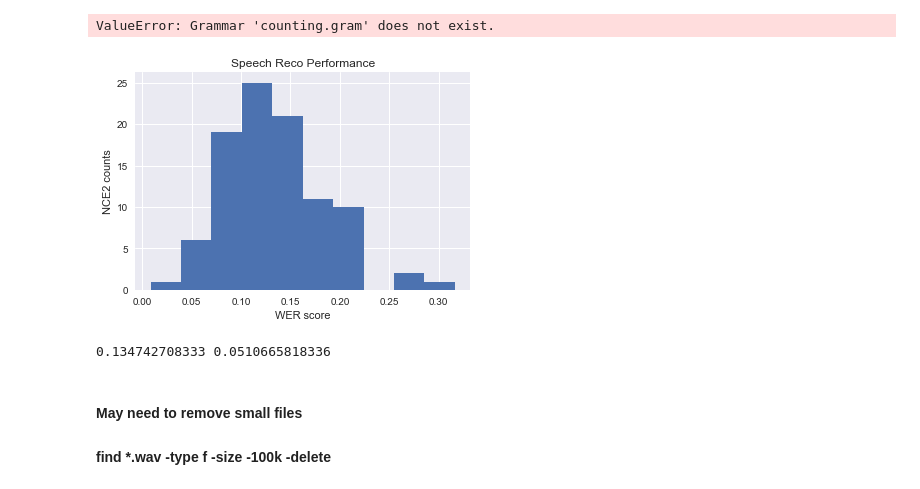
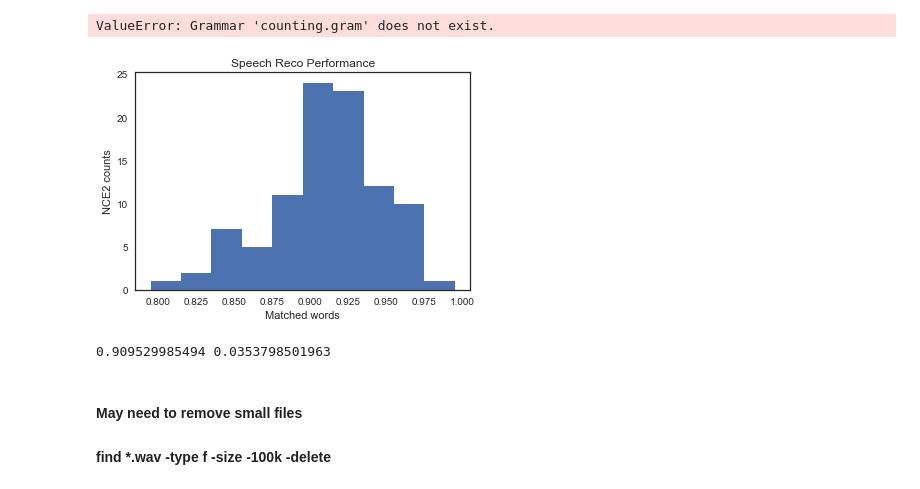
Before and after one commit to tongbaojia/Insight, a Jupyter notebook: Project/MVP.ipynb, the cells around one changed output. Drawn from its saved outputs; the diff is of its cells as text; code cells hidden in the pictures.

```diff
--- a/Project/MVP.ipynb
+++ b/Project/MVP.ipynb
@@ -88,6 +93,7 @@ import matplotlib.pyplot as plt
 import numpy as np
 import sys
 import seaborn as sns
+sns.set_style("white")
 from tqdm import tqdm
 import time as time
 import multiprocessing as mp
@@ -379,6 +388,23 @@ with open('Data/NCE/2/T' + str(1) + '.TXT', 'r') as myfile:
 with open('Data/NCE/2/' + str(1) + '_trans.txt', 'r') as myfile:
     comptext = myfile.read().replace('\n', '')
     comptext = comptext.lower()
+# %%
+def calc_score(ref, comp, debug=False):
+    '''gives the number of items in ref that is also found in comp'''
+    ## check if it is a list of strings
+    if not isinstance(ref, list):
+        ref = str(ref).split()
+    if not isinstance(comp, list):
+        comp = str(comp).split()
+
+    s_ref = set(ref)
+    s_comp = set(comp)
+    s_inter = s_comp.intersection(s_ref)
+    if debug:
+        print(s_ref, len(s_ref))
+        print(s_comp)
+        print(s_inter, len(s_inter))
+    return len(s_inter)/len(s_ref)
 # %%
 def compare():
     '''compare list of texts in two folders'''
@@ -400,21 +426,22 @@ def compare():
             comptext = myfile.read().replace('\n', '')
             comptext = comptext.translate(table)
             comptext = comptext.lower()
-        result.append(wer(realtext, comptext))
+        result.append(calc_score(realtext, comptext))
     return np.array(result)
 # %%
 NCE_2 = compare()
 # %%
 plt.clf()
-plt.hist(NCE_2)
-plt.xlabel("WER score")
+plt.hist(NCE_2, bins=np.arange(0.795, 1.015, 0.02))
+plt.xlabel("Matched words")
 plt.ylabel("NCE2 counts")
 plt.title("Speech Reco Performance")
+plt.savefig("Plot/Speech_Reco_Performance.pdf")
 plt.show()
 print(NCE_2.mean(), NCE_2.std())
 # %% [output]
-[figure, old version]
+[figure, new version]
-0.134742708333 0.0510665818336
+0.909529985494 0.0353798501963
 # %% [markdown]
 #### May need to remove small files
 #### find *.wav  -type f -size -100k -delete
```
Also changed, not shown: parts of 2 cells of this notebook, 8 other files.
